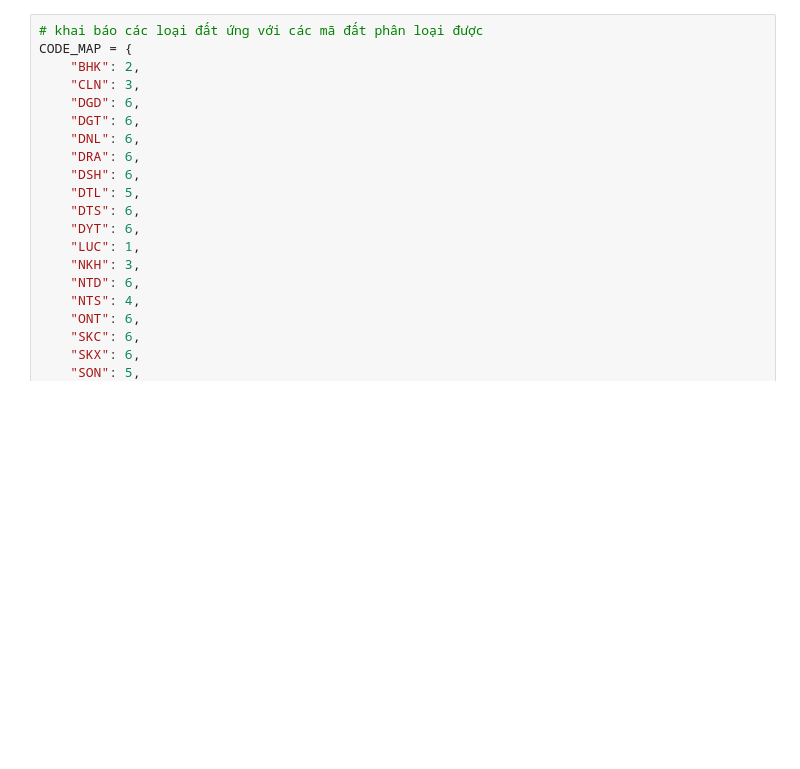
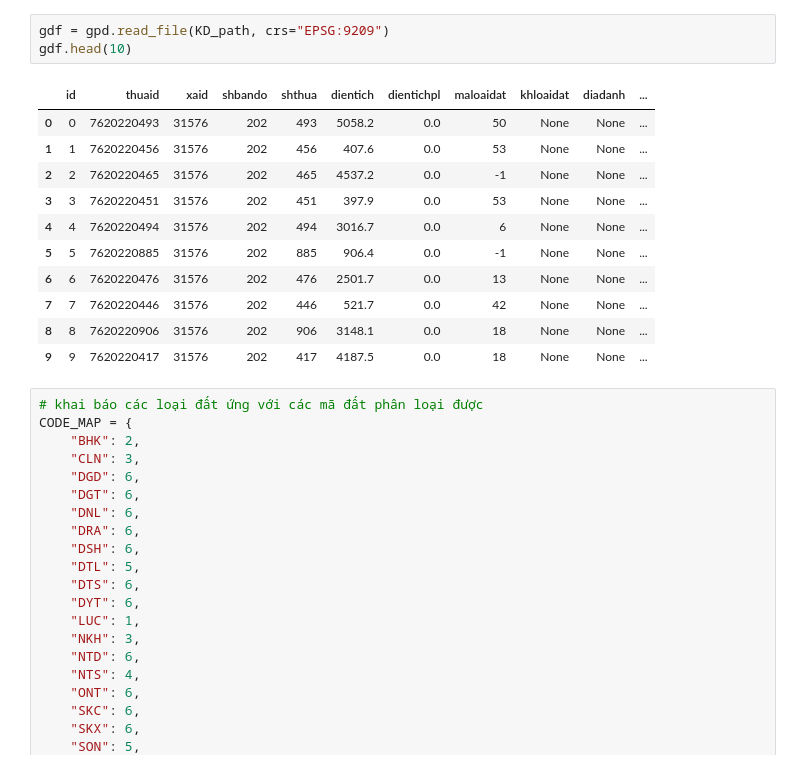
Before and after one commit to minhify/CTU-CSIROBoeingPhase5, a Jupyter notebook: 03.compare-test.ipynb, the cells around one changed output. Saved outputs shown, nothing was run; the diff lists cells and outputs as text; blank space fills up the shorter version.

```diff
--- a/03.compare-test.ipynb
+++ b/03.compare-test.ipynb
@@ -10,6 +10,21 @@ KetQuaPhanLoaiDat = "KetQuaPhanLoaiDat_new.tif"
 [interactive output not drawn]
 [interactive output not drawn]
 [interactive output not drawn]
+# %%
+gdf = gpd.read_file(KD_path, crs="EPSG:9209")
+gdf.head(10)
+# %% [output]
+|  | id | thuaid | xaid | shbando | shthua | dientich | dientichpl | maloaidat | khloaidat | diadanh | ... |
+| 0 | 0 | 7620220493 | 31576 | 202 | 493 | 5058.2 | 0.0 | 50 | None | None | ... |
+| 1 | 1 | 7620220456 | 31576 | 202 | 456 | 407.6 | 0.0 | 53 | None | None | ... |
+| 2 | 2 | 7620220465 | 31576 | 202 | 465 | 4537.2 | 0.0 | -1 | None | None | ... |
+| 3 | 3 | 7620220451 | 31576 | 202 | 451 | 397.9 | 0.0 | 53 | None | None | ... |
+| 4 | 4 | 7620220494 | 31576 | 202 | 494 | 3016.7 | 0.0 | 6 | None | None | ... |
+| 5 | 5 | 7620220885 | 31576 | 202 | 885 | 906.4 | 0.0 | -1 | None | None | ... |
+| 6 | 6 | 7620220476 | 31576 | 202 | 476 | 2501.7 | 0.0 | 13 | None | None | ... |
+| 7 | 7 | 7620220446 | 31576 | 202 | 446 | 521.7 | 0.0 | 42 | None | None | ... |
+| 8 | 8 | 7620220906 | 31576 | 202 | 906 | 3148.1 | 0.0 | 18 | None | None | ... |
+| 9 | 9 | 7620220417 | 31576 | 202 | 417 | 4187.5 | 0.0 | 18 | None | None | ... |
 # %%
 # khai báo các loại đất ứng với các mã đất phân loại được
 CODE_MAP = {
```
Also changed, not shown: parts of 1 cell of this notebook, 7 other files.
